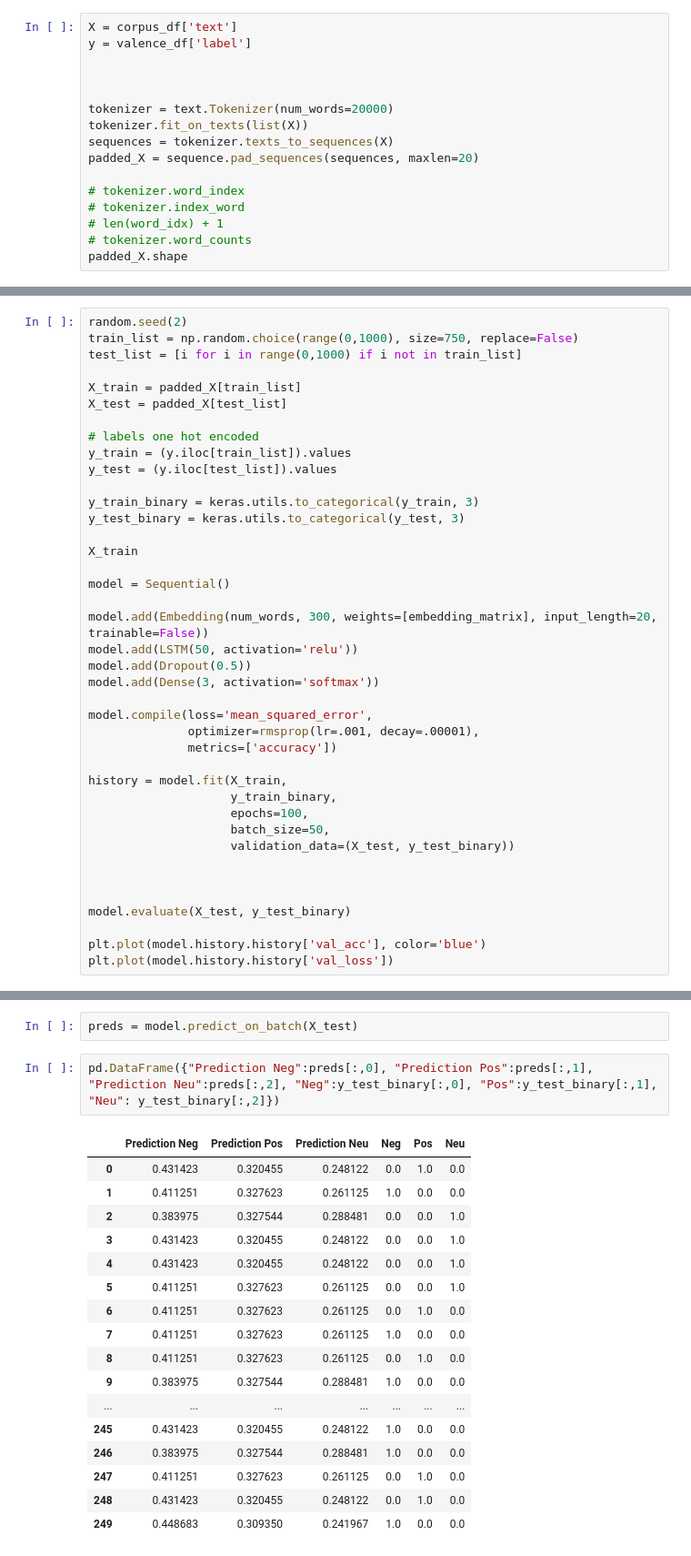
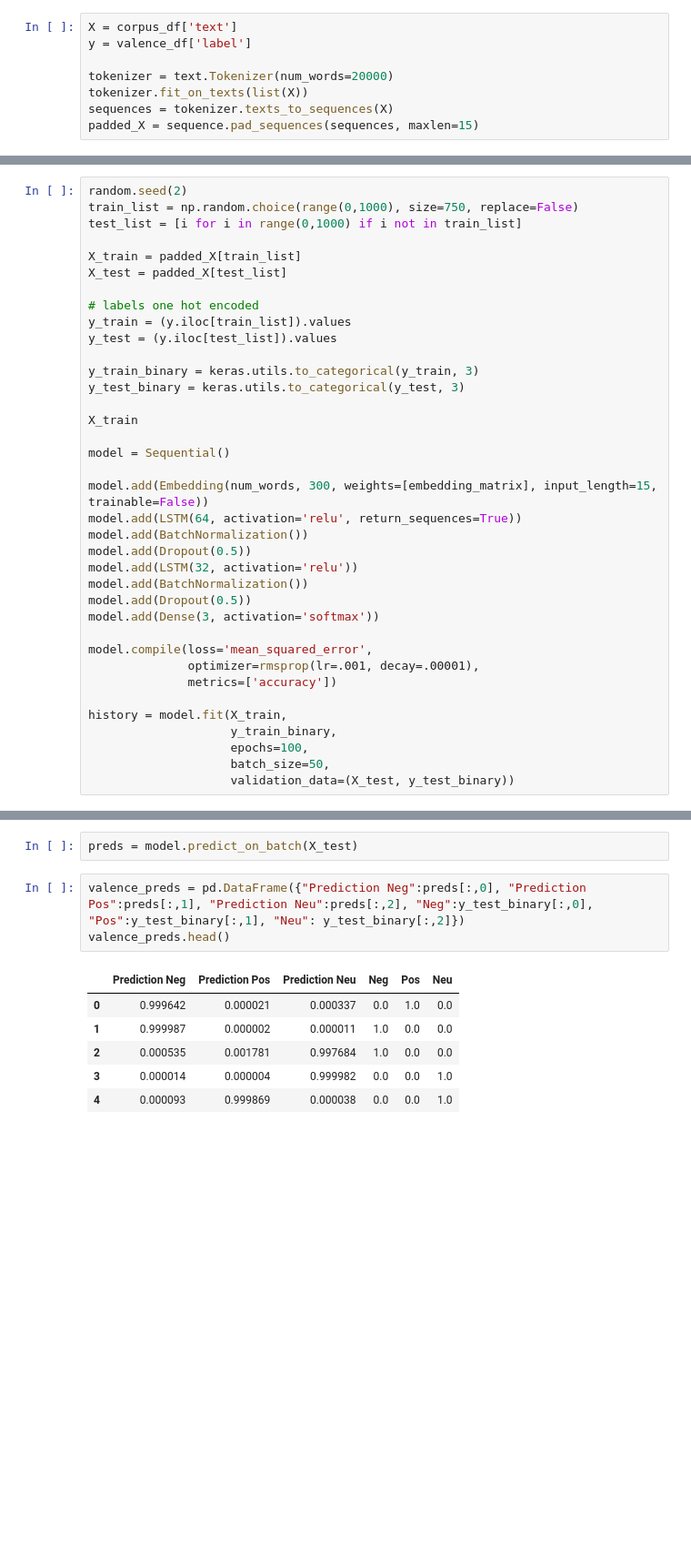
Before and after one commit to kemepley/Detecting_Emotions, a Jupyter notebook: RNN_workbook.ipynb, the cells around one changed output, grey strips where cells are left out. Shown: that part at 91% size. Cells and saved outputs as stored; diff of their text form; blank space fills up the shorter version.

```diff
--- a/RNN_workbook.ipynb
+++ b/RNN_workbook.ipynb
@@ -208,15 +189,7 @@ pd.DataFrame({"Prediction Anger":preds[:,0], "Prediction Disgust":preds[:,1], "P
 X = corpus_df['text']
 y = valence_df['label']
 
-
-
 tokenizer = text.Tokenizer(num_words=20000)
 tokenizer.fit_on_texts(list(X))
 sequences = tokenizer.texts_to_sequences(X)
-padded_X = sequence.pad_sequences(sequences, maxlen=20)
-
-# tokenizer.word_index
-# tokenizer.index_word
-# len(word_idx) + 1
-# tokenizer.word_counts
-padded_X.shape
+padded_X = sequence.pad_sequences(sequences, maxlen=15)
@@ -241,8 +212,12 @@ X_train
 
 model = Sequential()
 
-model.add(Embedding(num_words, 300, weights=[embedding_matrix], input_length=20, trainable=False))
-model.add(LSTM(50, activation='relu'))
+model.add(Embedding(num_words, 300, weights=[embedding_matrix], input_length=15, trainable=False))
+model.add(LSTM(64, activation='relu', return_sequences=True))
+model.add(BatchNormalization())
+model.add(Dropout(0.5))
+model.add(LSTM(32, activation='relu'))
+model.add(BatchNormalization())
 model.add(Dropout(0.5))
 model.add(Dense(3, activation='softmax'))
 
@@ -255,13 +230,6 @@ history = model.fit(X_train,
                     epochs=100,
                     batch_size=50,
                     validation_data=(X_test, y_test_binary))
-
-
-
-model.evaluate(X_test, y_test_binary)
-
-plt.plot(model.history.history['val_acc'], color='blue')
-plt.plot(model.history.history['val_loss'])
 # %% [output]
 Train on 750 samples, validate on 250 samples
 Epoch 1/100
@@ -285,22 +268,12 @@ Epoch 100/100
 # %%
 preds = model.predict_on_batch(X_test)
 # %%
-pd.DataFrame({"Prediction Neg":preds[:,0], "Prediction Pos":preds[:,1], "Prediction Neu":preds[:,2], "Neg":y_test_binary[:,0], "Pos":y_test_binary[:,1], "Neu": y_test_binary[:,2]})
+valence_preds = pd.DataFrame({"Prediction Neg":preds[:,0], "Prediction Pos":preds[:,1], "Prediction Neu":preds[:,2], "Neg":y_test_binary[:,0], "Pos":y_test_binary[:,1], "Neu": y_test_binary[:,2]})
+valence_preds.head()
 # %% [output]
 |  | Prediction Neg | Prediction Pos | Prediction Neu | Neg | Pos | Neu |
-| 0 | 0.431423 | 0.320455 | 0.248122 | 0.0 | 1.0 | 0.0 |
-| 1 | 0.411251 | 0.327623 | 0.261125 | 1.0 | 0.0 | 0.0 |
-| 2 | 0.383975 | 0.327544 | 0.288481 | 0.0 | 0.0 | 1.0 |
-| 3 | 0.431423 | 0.320455 | 0.248122 | 0.0 | 0.0 | 1.0 |
-| 4 | 0.431423 | 0.320455 | 0.248122 | 0.0 | 0.0 | 1.0 |
-| 5 | 0.411251 | 0.327623 | 0.261125 | 0.0 | 0.0 | 1.0 |
-| 6 | 0.411251 | 0.327623 | 0.261125 | 0.0 | 1.0 | 0.0 |
-| 7 | 0.411251 | 0.327623 | 0.261125 | 1.0 | 0.0 | 0.0 |
-| 8 | 0.411251 | 0.327623 | 0.261125 | 0.0 | 1.0 | 0.0 |
-| 9 | 0.383975 | 0.327544 | 0.288481 | 1.0 | 0.0 | 0.0 |
-| ... | ... | ... | ... | ... | ... | ... |
-| 245 | 0.431423 | 0.320455 | 0.248122 | 1.0 | 0.0 | 0.0 |
-| 246 | 0.383975 | 0.327544 | 0.288481 | 1.0 | 0.0 | 0.0 |
-| 247 | 0.411251 | 0.327623 | 0.261125 | 0.0 | 1.0 | 0.0 |
-| 248 | 0.431423 | 0.320455 | 0.248122 | 0.0 | 1.0 | 0.0 |
-| 249 | 0.448683 | 0.309350 | 0.241967 | 1.0 | 0.0 | 0.0 |
+| 0 | 0.999642 | 0.000021 | 0.000337 | 0.0 | 1.0 | 0.0 |
+| 1 | 0.999987 | 0.000002 | 0.000011 | 1.0 | 0.0 | 0.0 |
+| 2 | 0.000535 | 0.001781 | 0.997684 | 1.0 | 0.0 | 0.0 |
+| 3 | 0.000014 | 0.000004 | 0.999982 | 0.0 | 0.0 | 1.0 |
+| 4 | 0.000093 | 0.999869 | 0.000038 | 0.0 | 0.0 | 1.0 |
```
Also changed, not shown: parts of 19 cells of this notebook, 1 other file.
